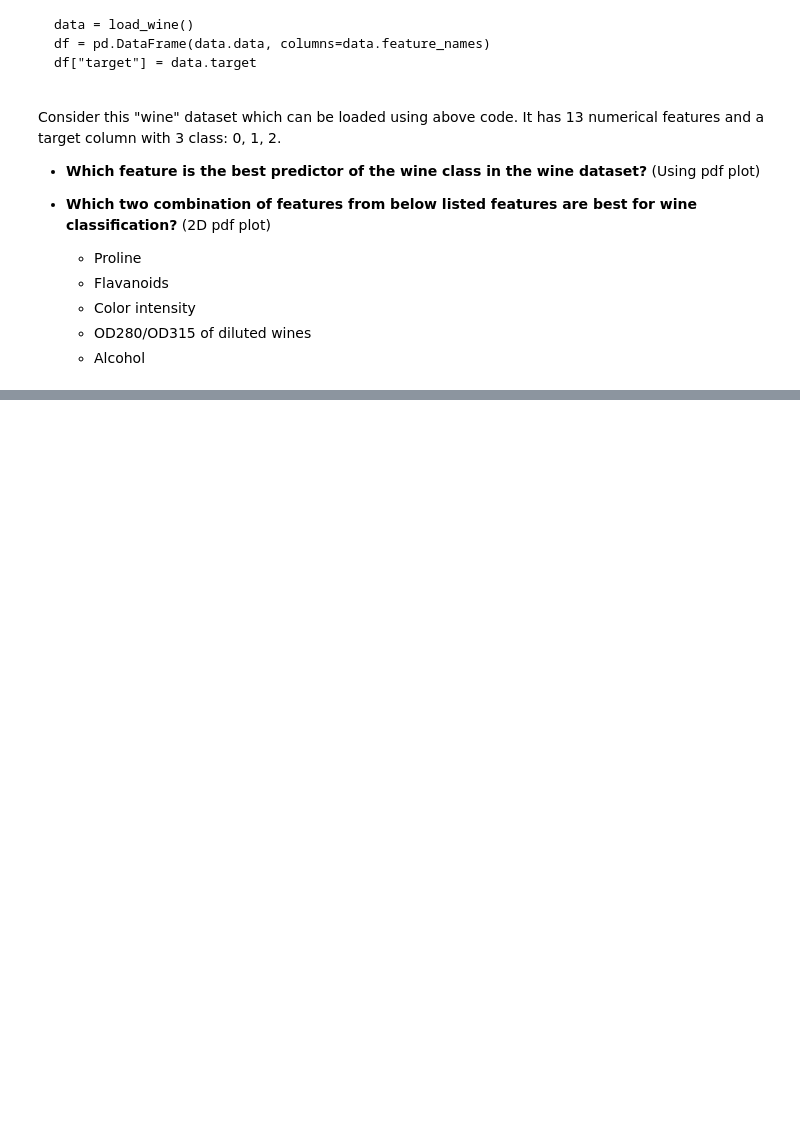
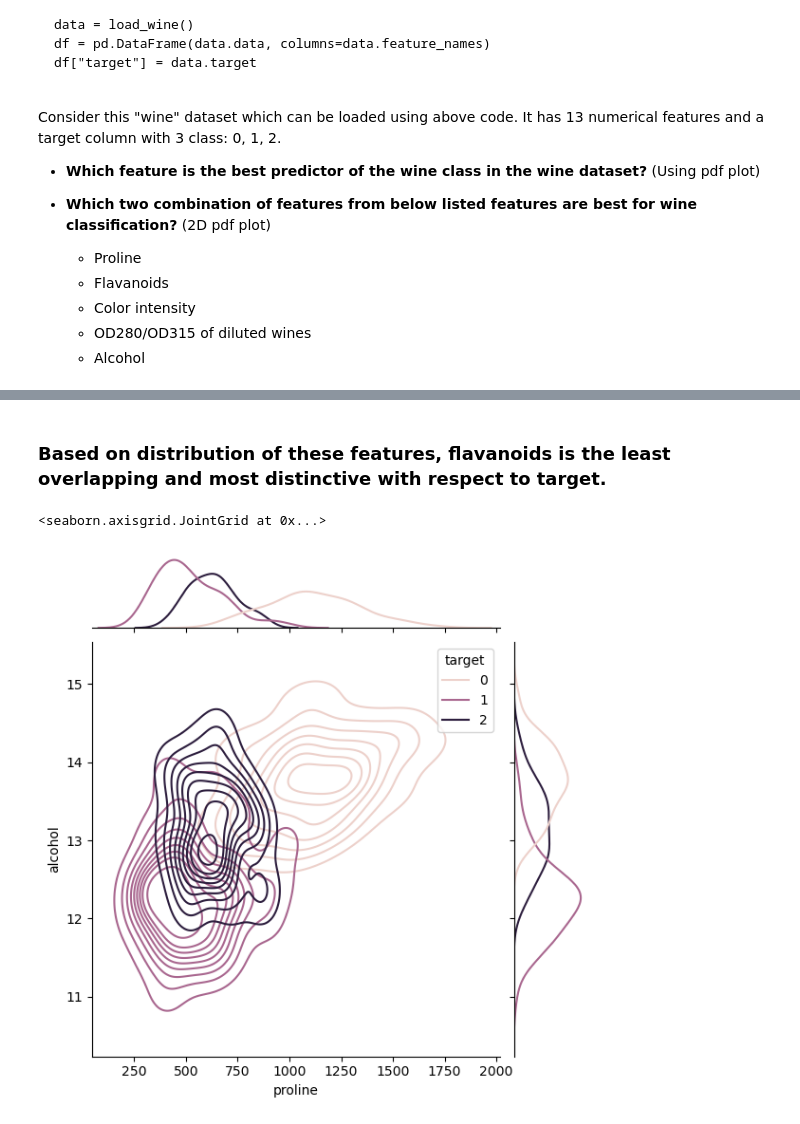
Before and after one commit to datta-abhi/statistics_campusx, a Jupyter notebook: task_41.ipynb, the cells around one changed output, grey strips where cells are left out. Cells and saved outputs as stored; diff of their text form; code cells hidden in the pictures; blank space fills up the shorter version.

Commit message:
normal and non-gaussian distribution added

```diff
--- a/task_41.ipynb
+++ b/task_41.ipynb
@@ -67,0 +140,2 @@ Consider this "wine" dataset which can be loaded using above code. It has 13 num
+# %% [markdown]
+### Based on distribution of these features, flavanoids is the least overlapping and most distinctive with respect to target.
@@ -67,0 +148,5 @@ Consider this "wine" dataset which can be loaded using above code. It has 13 num
+# %%
+sns.jointplot(data = wine, x = 'proline',y = 'alcohol', hue = 'target',kind = 'kde')
+# %% [output]
+<seaborn.axisgrid.JointGrid at 0x...>
+[figure, added]
```
Also changed, not shown: parts of 12 cells of this notebook, 1 other file.
